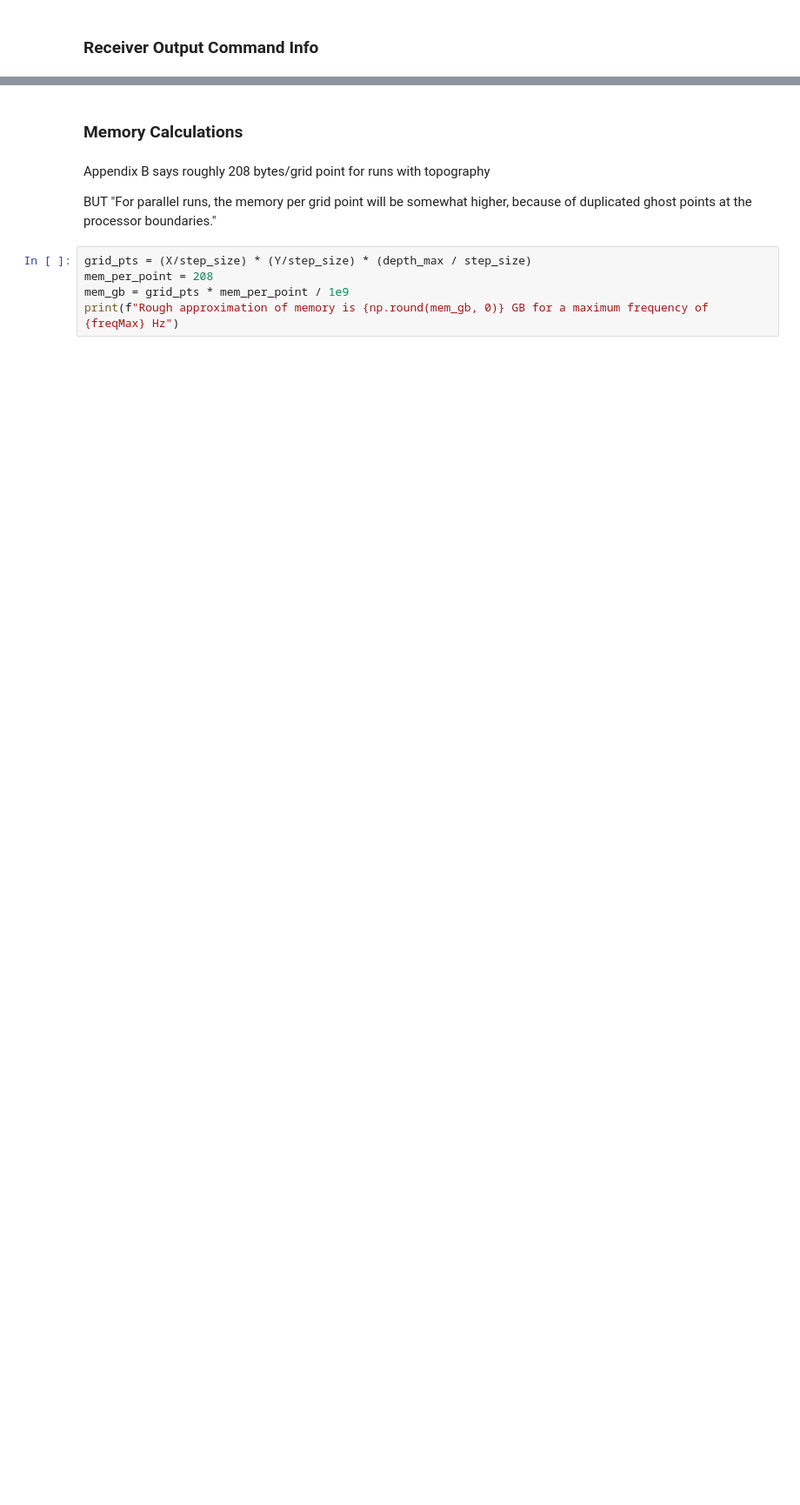
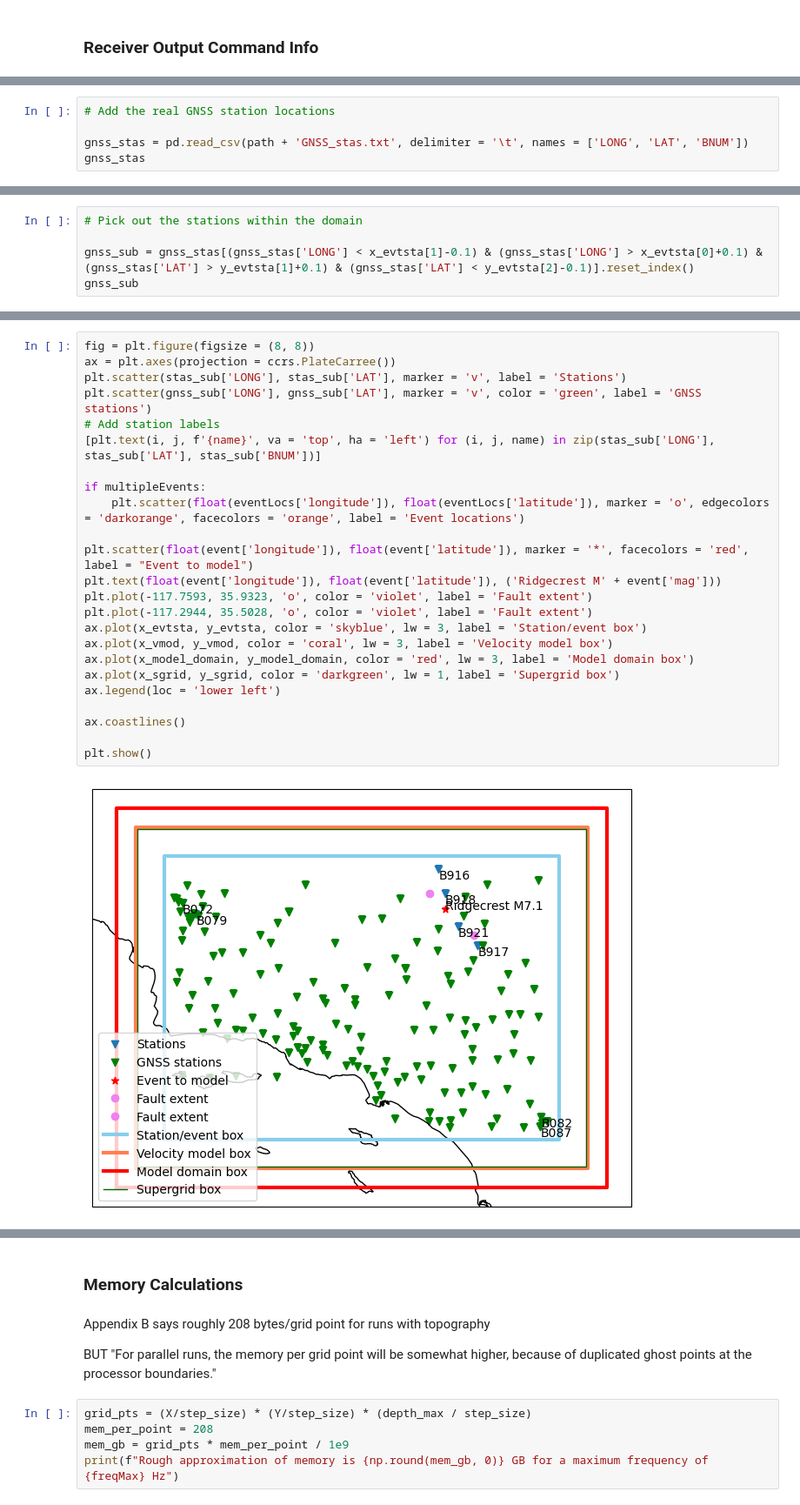
Before and after one commit to UO-Geophysics/sw4_strain, a Jupyter notebook: ProblemSetup.ipynb, the cells around one changed output, grey strips where cells are left out. Shown at 87% size. Drawn from its saved outputs; the diff is of its cells as text; blank space fills up the shorter version.

```diff
--- a/ProblemSetup.ipynb
+++ b/ProblemSetup.ipynb
@@ -454,0 +451,5 @@ out = 'strains'
+# %%
+# Add the real GNSS station locations
+
+gnss_stas = pd.read_csv(path + 'GNSS_stas.txt', delimiter = '\t', names = ['LONG', 'LAT', 'BNUM'])
+gnss_stas
@@ -454,0 +493,5 @@ out = 'strains'
+# %%
+# Pick out the stations within the domain
+
+gnss_sub = gnss_stas[(gnss_stas['LONG'] < x_evtsta[1]-0.1) & (gnss_stas['LONG'] > x_evtsta[0]+0.1) & (gnss_stas['LAT'] > y_evtsta[1]+0.1) & (gnss_stas['LAT'] < y_evtsta[2]-0.1)].reset_index()
+gnss_sub
@@ -455,2 +512,28 @@ out = 'strains'
+# %%
+fig = plt.figure(figsize = (8, 8))
+ax = plt.axes(projection = ccrs.PlateCarree())
+plt.scatter(stas_sub['LONG'], stas_sub['LAT'], marker = 'v', label = 'Stations')
+plt.scatter(gnss_sub['LONG'], gnss_sub['LAT'], marker = 'v', color = 'green', label = 'GNSS stations')
+# Add station labels
+[plt.text(i, j, f'{name}', va = 'top', ha = 'left') for (i, j, name) in zip(stas_sub['LONG'], stas_sub['LAT'], stas_sub['BNUM'])]
+
+if multipleEvents:
+    plt.scatter(float(eventLocs['longitude']), float(eventLocs['latitude']), marker = 'o', edgecolors = 'darkorange', facecolors = 'orange', label = 'Event locations')
+
+plt.scatter(float(event['longitude']), float(event['latitude']), marker = '*', facecolors = 'red', label = "Event to model")
+plt.text(float(event['longitude']), float(event['latitude']), ('Ridgecrest M' + event['mag']))
+plt.plot(-117.7593, 35.9323, 'o', color = 'violet', label = 'Fault extent')
+plt.plot(-117.2944, 35.5028, 'o', color = 'violet', label = 'Fault extent')
+ax.plot(x_evtsta, y_evtsta, color = 'skyblue', lw = 3, label = 'Station/event box')
+ax.plot(x_vmod, y_vmod, color = 'coral', lw = 3, label = 'Velocity model box')
+ax.plot(x_model_domain, y_model_domain, color = 'red', lw = 3, label = 'Model domain box')
+ax.plot(x_sgrid, y_sgrid, color = 'darkgreen', lw = 1, label = 'Supergrid box')
+ax.legend(loc = 'lower left')
+
+ax.coastlines()
+
+plt.show()
+# %% [output]
+[figure, added]
 # %%
 for i in range(len(stas_sub)):
```
Also changed, not shown: parts of 12 cells of this notebook, 7 other files.
